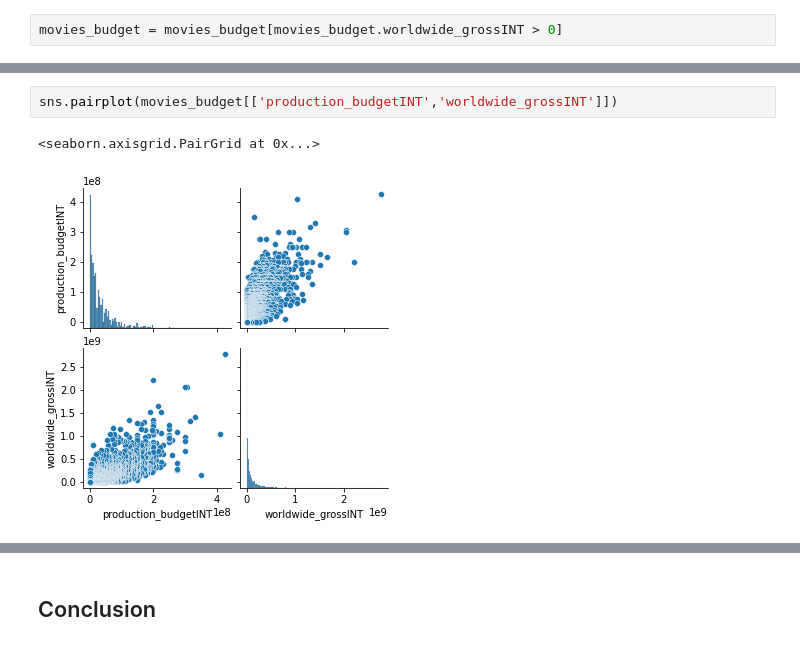
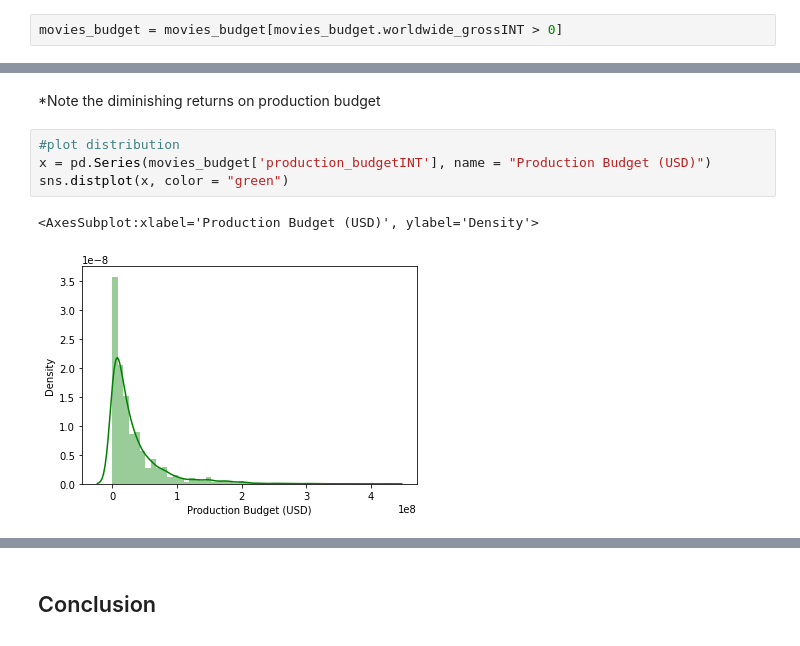
Before and after one commit to tramsay-deloitte/Dollywood, a Jupyter notebook: BudgetRevenue.ipynb, the cells around one changed output, grey strips where cells are left out. Saved outputs shown, nothing was run; the diff lists cells and outputs as text.

```diff
--- a/BudgetRevenue.ipynb
+++ b/BudgetRevenue.ipynb
@@ -101,5 +185,9 @@ plt.plot(x, p(x))
-# %%
-sns.pairplot(movies_budget[['production_budgetINT','worldwide_grossINT']])
-# %% [output]
-<seaborn.axisgrid.PairGrid at 0x...>
-[figure, removed]
+# %% [markdown]
+*Note the diminishing returns on production budget
+# %%
+#plot distribution
+x = pd.Series(movies_budget['production_budgetINT'], name = "Production Budget (USD)")
+sns.distplot(x, color = "green")
+# %% [output]
+<AxesSubplot:xlabel='Production Budget (USD)', ylabel='Density'>
+[figure, added]
```
Also changed, not shown: parts of 32 cells of this notebook.
